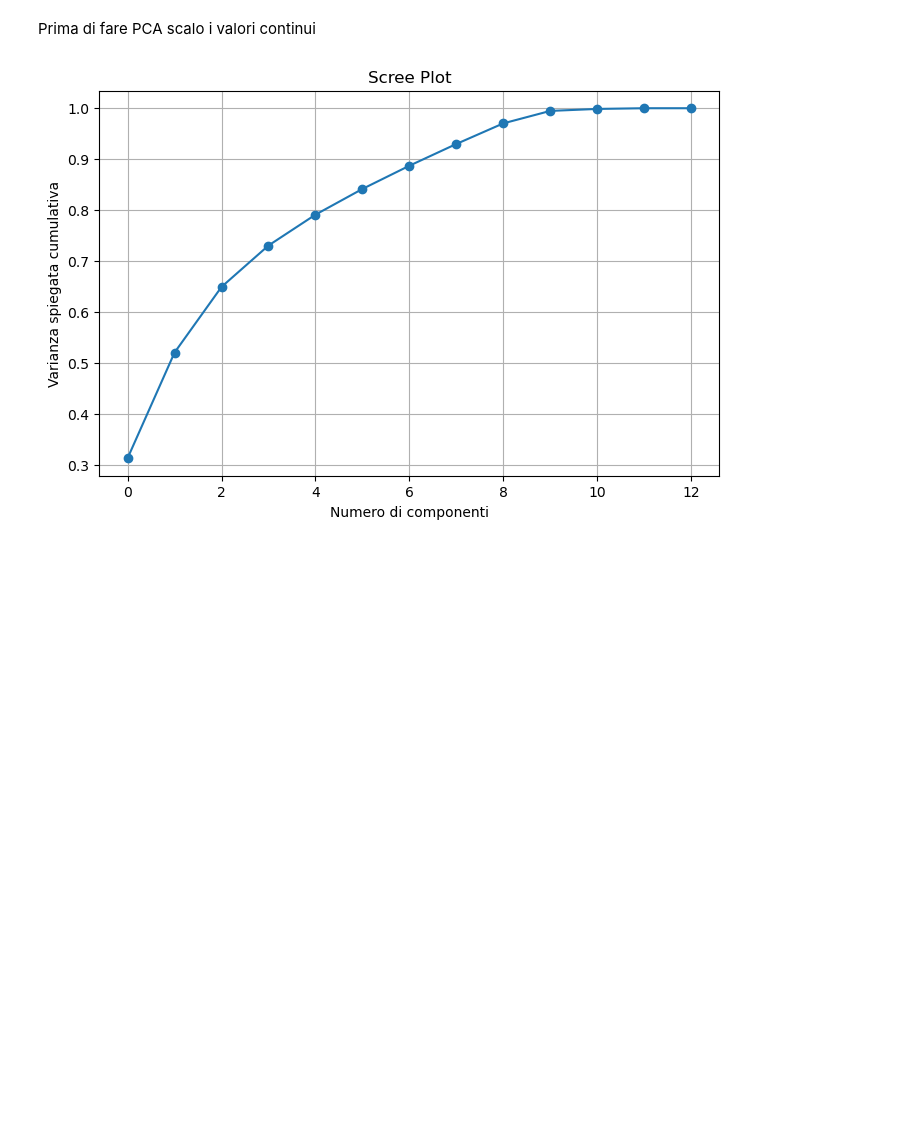
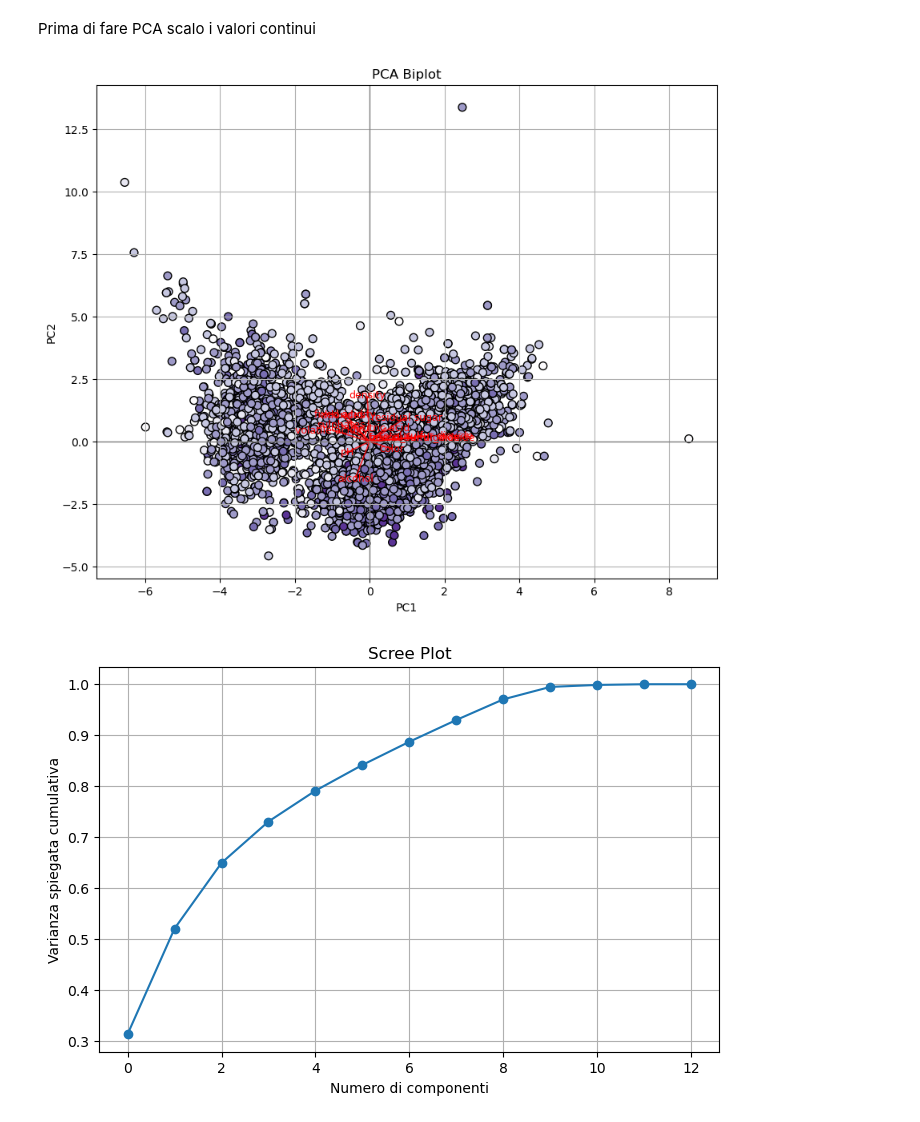
Before and after one commit to maryluuuu/Data-Analytics-Challenge, a Jupyter notebook: DataAnalytics.ipynb, the cells around one changed output. Cells and saved outputs as stored; diff of their text form; code cells hidden in the pictures; blank space fills up the shorter version.

```diff
--- a/DataAnalytics.ipynb
+++ b/DataAnalytics.ipynb
@@ -170,10 +170,36 @@ X_scaled[to_scale] = scaler.fit_transform(X[to_scale])
 pca_full = PCA()
 X_pca_full = pca_full.fit_transform(X_scaled)
 
-pca = PCA(n_components=3)
+pca = PCA(n_components=2)
 X_pca = pca.fit_transform(X_scaled)
 
 y = df['quality'].values
+# %%
+# so che non si vede, ma questa è comunque la cmap con cui si vede di piu
+loadings = pca.components_.T
+feature_names = X_scaled.columns
+
+plt.figure(figsize=(10, 8))
+plt.scatter(X_pca[:, 0], X_pca[:, 1], c=y, cmap='Purples', edgecolor='k', s=50)
+plt.xlabel("PC1")
+plt.ylabel("PC2")
+plt.title("PCA Biplot")
+
+
+for i, feature in enumerate(feature_names):
+    plt.arrow(0, 0,
+              loadings[i, 0] * 3,
+              loadings[i, 1] * 3,
+              color='r', alpha=0.7, head_width=0.05)
+    plt.text(loadings[i, 0] * 3.2, loadings[i, 1] * 3.2,
+             feature, color='r', ha='center', va='center', fontsize=9)
+
+plt.grid(True)
+plt.axhline(0, color='gray', lw=1)
+plt.axvline(0, color='gray', lw=1)
+plt.show()
+# %% [output]
+[figure, added]
 # %%
 plt.figure(figsize=(8, 5))
 plt.plot(np.cumsum(pca_full.explained_variance_ratio_), marker='o')
```
Also changed, not shown: parts of 17 cells of this notebook.
